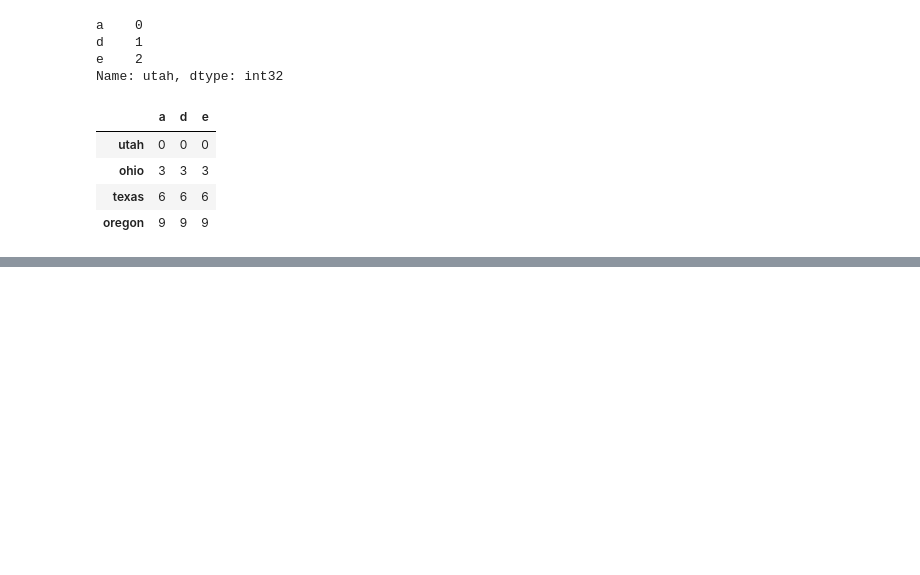
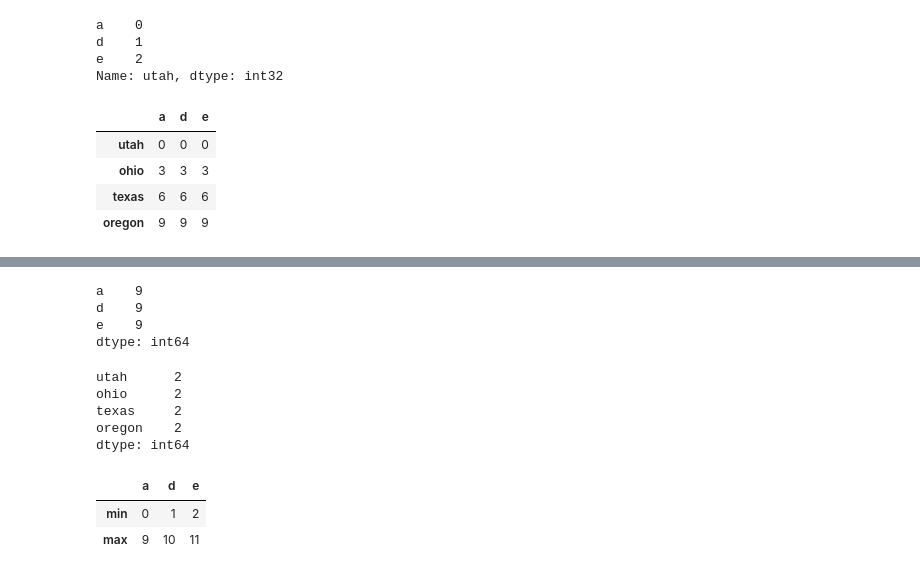
Before and after one commit to Iswaqasahmed/Pandas, a Jupyter notebook: pandas.ipynb, the cells around one changed output, grey strips where cells are left out. Cells and saved outputs as stored; diff of their text form; code cells hidden in the pictures; blank space fills up the shorter version.

```diff
--- a/pandas.ipynb
+++ b/pandas.ipynb
@@ -971,0 +982,25 @@ frame - series
+# %%
+f = lambda x : x.max() - x.min()
+frame.apply(f)
+# %% [output]
+a    9
+d    9
+e    9
+dtype: int64
+# %%
+frame.apply(f,axis=1)
+# %% [output]
+utah      2
+ohio      2
+texas     2
+oregon    2
+dtype: int64
+# %%
+def f(x):
+    return pd.Series([x.min(),x.max()],index=['min','max'])
+# %%
+frame.apply(f)
+# %% [output]
+|  | a | d | e |
+| min | 0 | 1 | 2 |
+| max | 9 | 10 | 11 |
```
Also changed, not shown: parts of 5 cells of this notebook.
